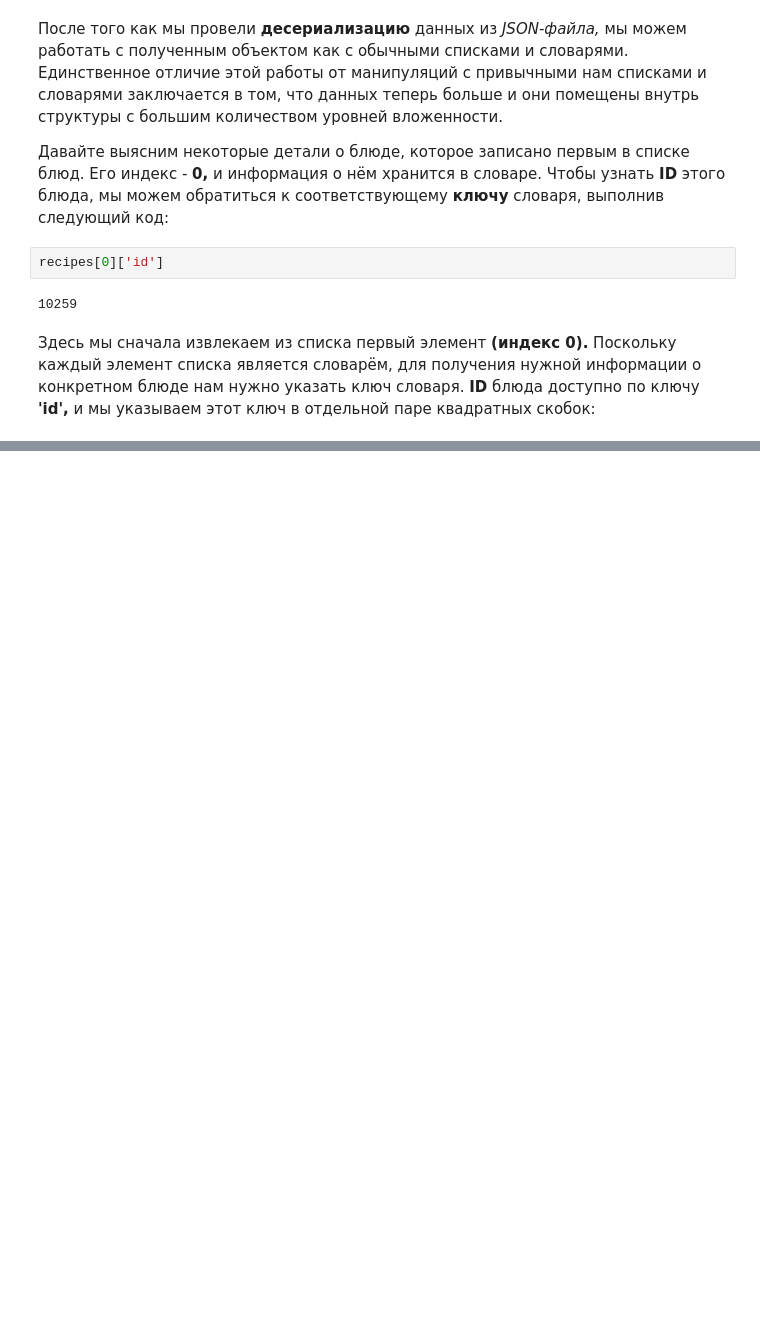
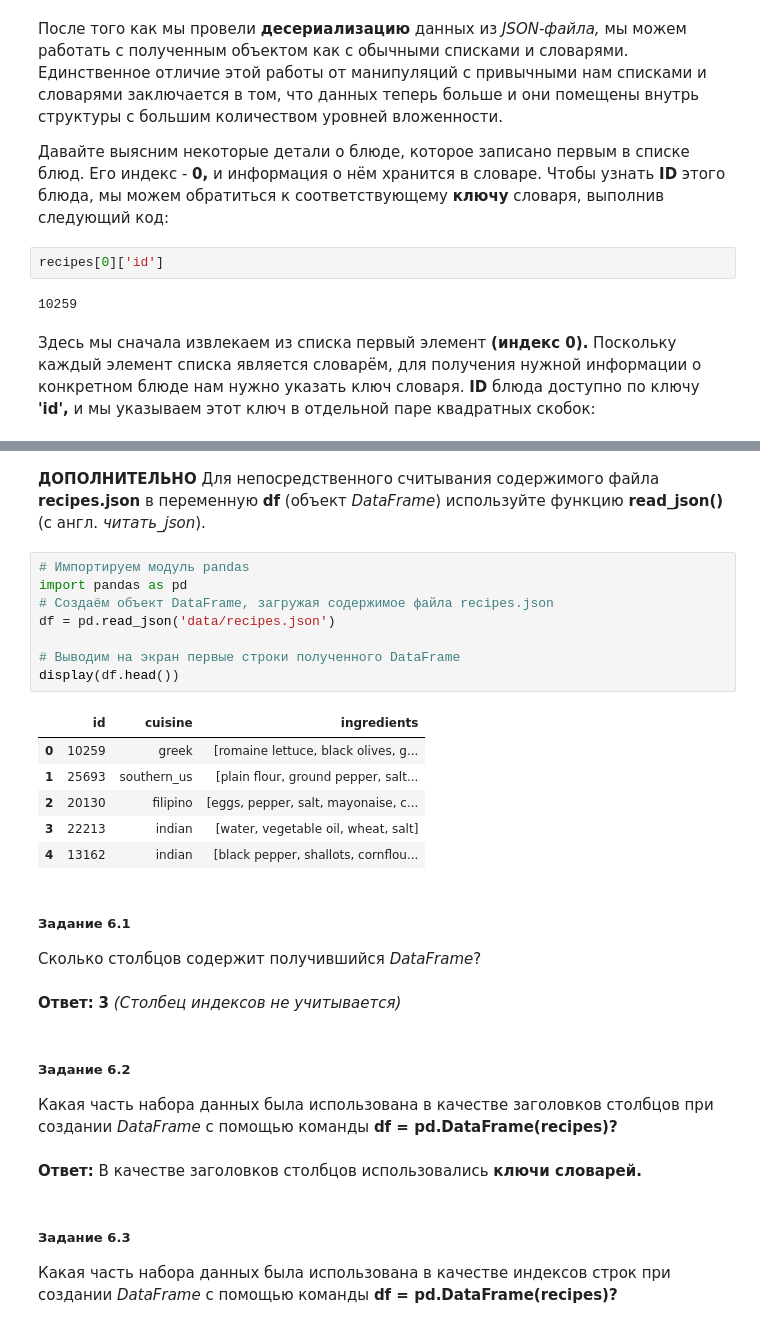
Before and after one commit to Ekaterina-1989/SF_Data_Science, a Jupyter notebook: SkillFactory/PY_16_Как выгружать данные из файлов разных форматов/JSON.ipynb, the cells around one changed output, grey strips where cells are left out. Saved outputs shown, nothing was run; the diff lists cells and outputs as text; blank space fills up the shorter version.

```diff
--- a/SkillFactory/PY_16_Как выгружать данные из файлов разных форматов/JSON.ipynb
+++ b/SkillFactory/PY_16_Как выгружать данные из файлов разных форматов/JSON.ipynb
@@ -100,0 +279,31 @@ recipes[0]['id']
+# %% [markdown]
+**ДОПОЛНИТЕЛЬНО**
+Для непосредственного считывания содержимого файла **recipes.json** в переменную **df** (объект *DataFrame*) используйте функцию **read_json()** (с англ. *читать_json*).
+# %%
+# Импортируем модуль pandas
+import pandas as pd
+# Создаём объект DataFrame, загружая содержимое файла recipes.json
+df = pd.read_json('data/recipes.json')
+
+# Выводим на экран первые строки полученного DataFrame
+display(df.head())
+# %% [output]
+|  | id | cuisine | ingredients |
+| 0 | 10259 | greek | [romaine lettuce, black olives, g... |
+| 1 | 25693 | southern_us | [plain flour, ground pepper, salt... |
+| 2 | 20130 | filipino | [eggs, pepper, salt, mayonaise, c... |
+| 3 | 22213 | indian | [water, vegetable oil, wheat, salt] |
+| 4 | 13162 | indian | [black pepper, shallots, cornflou... |
+# %% [markdown]
+##### **Задание 6.1**
+Сколько столбцов содержит получившийся *DataFrame*?
+# %% [markdown]
+**Ответ:** **3** *(Столбец индексов не учитывается)*
+# %% [markdown]
+##### **Задание 6.2**
+Какая часть набора данных была использована в качестве заголовков столбцов при создании *DataFrame* с помощью команды **df = pd.DataFrame(recipes)?**
+# %% [markdown]
+**Ответ:** В качестве заголовков столбцов использовались **ключи словарей.**
+# %% [markdown]
+##### **Задание 6.3**
+Какая часть набора данных была использована в качестве индексов строк при создании *DataFrame* с помощью команды **df = pd.DataFrame(recipes)?**
```
Also changed, not shown: parts of 47 cells of this notebook, 11 other files.
